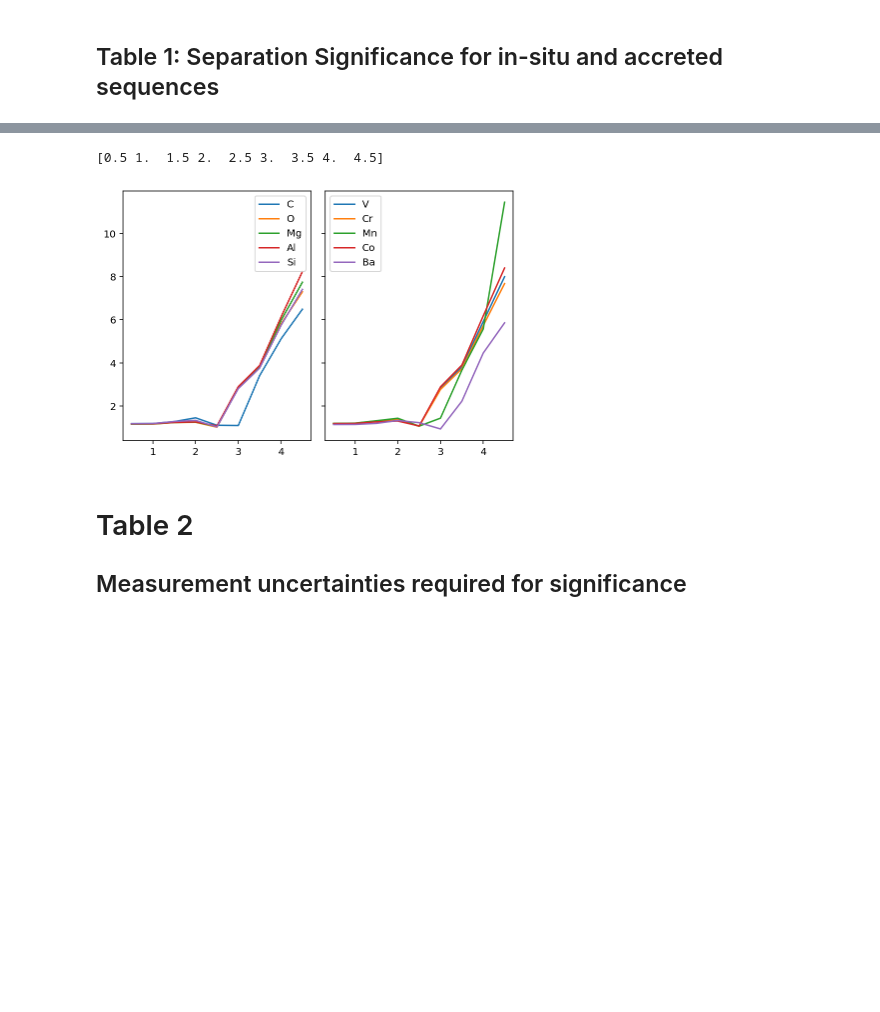
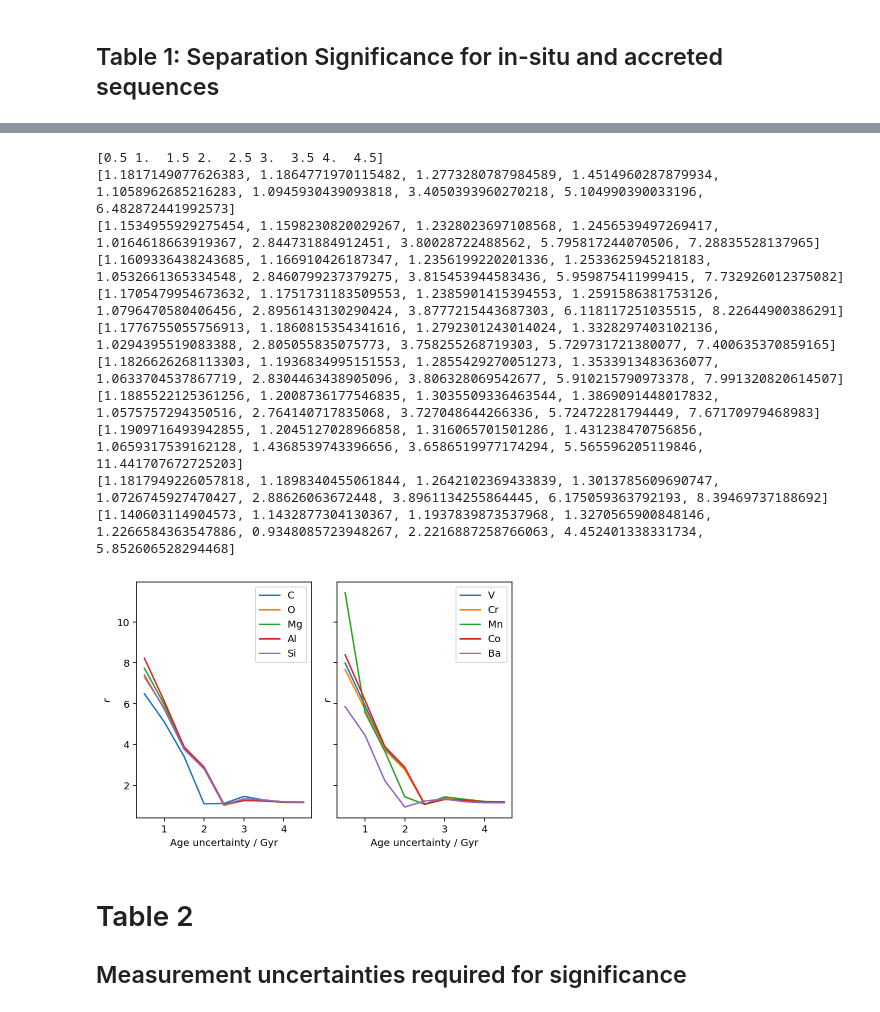
Before and after one commit to svenbuder/Accretion_Clues_ObsSim, a Jupyter notebook: mijnarends_2022_accretion_clues_simulation.ipynb, the cells around one changed output, grey strips where cells are left out. Saved outputs shown, nothing was run; the diff lists cells and outputs as text; code cells hidden in the pictures; blank space fills up the shorter version.

Commit message:
adjusted uncertainty fitting

```diff
--- a/mijnarends_2022_accretion_clues_simulation.ipynb
+++ b/mijnarends_2022_accretion_clues_simulation.ipynb
@@ -655,7 +655,7 @@ table_text = [
 ]
 
 def get_initial_mean_and_sigma(element, debug=True):
-    age_limits = (sim['tform'] > 4) & (sim['tform'] < 5)
+    age_limits = (sim['tform'] > 4.5) & (sim['tform'] < 5)
     data = sim[element+'_H'][age_limits]
     p = np.histogram(data,bins=np.linspace(-3,1,100))
 
@@ -672,7 +672,7 @@ def get_initial_mean_and_sigma(element, debug=True):
         gauss2,
         xdata = bins,
         ydata = number,
-        p0=[peak_number,peak_bin,0.25,0.5*peak_number,peak_bin-0.7,0.1]
+        p0=[peak_number,peak_bin,0.25,0.25*peak_number,peak_bin-0.5,0.1]
     )
 
     mean1 = popt[1]
@@ -711,7 +711,7 @@ def get_initial_mean_and_sigma(element, debug=True):
         plt.show()
         plt.close()
 
-    print(r,mean1,sigma1,mean2,sigma2)
+        print(r,mean1,sigma1,mean2,sigma2)
 
 #     # Code that computes mu, sigma, r
 #     p16, p50, p84 = np.percentile(sim[''+element+'_H'][low], q=[16,50,84])
@@ -764,6 +764,27 @@ def get_initial_mean_and_sigma(element, age_limits = np.linspace(0.5,4.5,9), deb
 
         within_age_limits_array = (sim['tform'] > lower_age) & (sim['tform'] < 5)
         data = sim[element+'_H'][within_age_limits_array]
+
+        if debug:
+
+            plt.figure()
+
+            plt.hist2d(
+                sim['tform'],
+                sim[element+'_H'],
+                cmap='Greys',cmin=1,
+                bins = (np.linspace(0,15,100),np.linspace(-2,1,100))
+            )
+
+            plt.hist2d(
+                sim['tform'][within_age_limits_array],
+                sim[element+'_H'][within_age_limits_array],
+                cmap='Blues',cmin=1,
+                bins = (np.linspace(0,15,100),np.linspace(-2,1,100))
+            )
+
+            plt.show()
+            plt.close()
 
         p = np.histogram(data,bins=np.linspace(-3,1,100))
 
@@ -821,39 +842,56 @@ def get_initial_mean_and_sigma(element, age_limits = np.linspace(0.5,4.5,9), deb
         sep_r = abs(mean1 - mean2) / np.sqrt(sigma1**2 + sigma2**2)
         sep_r_array.append(sep_r)
 
+    print(sep_r_array)
+
     return sep_r_array
 
 age_limits = np.linspace(0.5,4.5,9)
 print(age_limits)
 
 sep_r_values = dict()
 
 f, (ax1,ax2) = plt.subplots(1,2,sharex=True,sharey=True)
 
 for element in ['C', 'O', 'Mg', 'Al', 'Si']:
 
     sep_r_values[element] = get_initial_mean_and_sigma(element,age_limits,debug=False)
 
     ax1.plot(
-        age_limits,
+        5 - age_limits,
         sep_r_values[element],
         label=element
     )
 ax1.legend()
 
 for element in ['V', 'Cr', 'Mn','Co', 'Ba']:
     sep_r_values[element] = get_initial_mean_and_sigma(element,age_limits,debug=False)
 
     ax2.plot(
-        age_limits,
+        5 - age_limits,
         sep_r_values[element],
         label=element
     )
 ax2.legend()
+
+ax1.set_xlabel('Age uncertainty / Gyr')
+ax2.set_xlabel('Age uncertainty / Gyr')
+ax1.set_ylabel('$r$')
+ax2.set_ylabel('$r$')
 plt.tight_layout()
 # %% [output]
 [0.5 1.  1.5 2.  2.5 3.  3.5 4.  4.5]
+[1.1817149077626383, 1.1864771970115482, 1.2773280787984589, 1.4514960287879934, 1.1058962685216283, 1.0945930439093818, 3.4050393960270218, 5.104990390033196, 6.482872441992573]
+[1.1534955929275454, 1.1598230820029267, 1.2328023697108568, 1.2456539497269417, 1.0164618663919367, 2.844731884912451, 3.80028722488562, 5.795817244070506, 7.28835528137965]
+[1.1609336438243685, 1.166910426187347, 1.2356199220201336, 1.2533625945218183, 1.0532661365334548, 2.8460799237379275, 3.815453944583436, 5.959875411999415, 7.732926012375082]
+[1.1705479954673632, 1.1751731183509553, 1.2385901415394553, 1.2591586381753126, 1.0796470580406456, 2.8956143130290424, 3.8777215443687303, 6.118117251035515, 8.22644900386291]
+[1.1776755055756913, 1.1860815354341616, 1.2792301243014024, 1.3328297403102136, 1.0294395519083388, 2.805055835075773, 3.758255268719303, 5.729731721380077, 7.400635370859165]
+[1.1826626268113303, 1.1936834995151553, 1.2855429270051273, 1.3533913483636077, 1.0633704537867719, 2.8304463438905096, 3.806328069542677, 5.910215790973378, 7.991320820614507]
+[1.1885522125361256, 1.2008736177546835, 1.3035509336463544, 1.3869091448017832, 1.0575757294350516, 2.764140717835068, 3.727048644266336, 5.72472281794449, 7.67170979468983]
+[1.1909716493942855, 1.2045127028966858, 1.316065701501286, 1.431238470756856, 1.0659317539162128, 1.4368539743396656, 3.6586519977174294, 5.565596205119846, 11.441707672725203]
+[1.1817949226057818, 1.1898340455061844, 1.2642102369433839, 1.3013785609690747, 1.0726745927470427, 2.88626063672448, 3.8961134255864445, 6.175059363792193, 8.39469737188692]
+[1.140603114904573, 1.1432877304130367, 1.1937839873537968, 1.3270565900848146, 1.2266584363547886, 0.9348085723948267, 2.2216887258766063, 4.452401338331734, 5.852606528294468]
-[figure, old version]
+[figure, new version]
 # %%
 # def get_initial_mean_and_sigma(element, debug=False):
 #     age_limits = (sim['tform'] > 4) & (sim['tform'] < 5)
```
Also changed, not shown: parts of 2 cells of this notebook.
